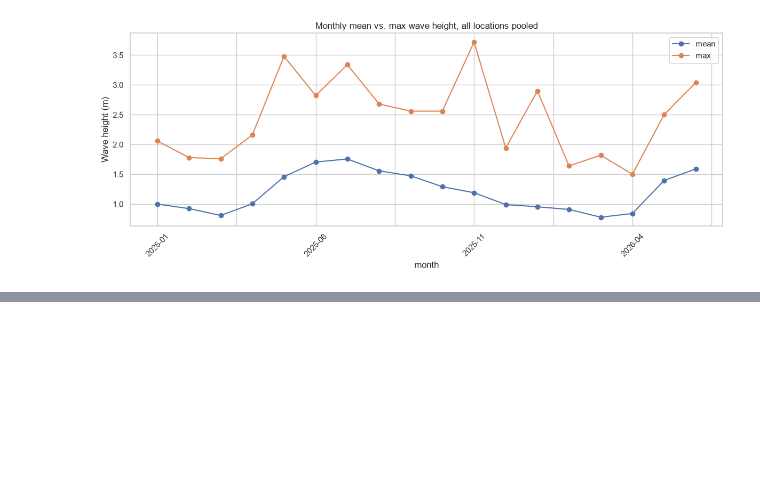
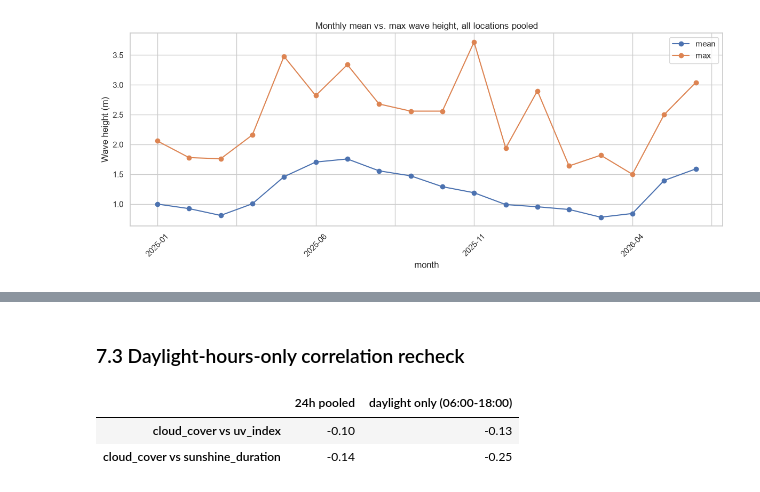
Before and after one commit to Dilmith-Anusara/CoastalPulse, a Jupyter notebook: Validation_Scripts/eda_weather_indicators.ipynb, the cells around one changed output, grey strips where cells are left out. Cells and saved outputs as stored; diff of their text form; code cells hidden in the pictures; blank space fills up the shorter version.

```diff
--- a/Validation_Scripts/eda_weather_indicators.ipynb
+++ b/Validation_Scripts/eda_weather_indicators.ipynb
@@ -244,0 +326,14 @@ plt.show()
+# %% [markdown]
+### 7.3 Daylight-hours-only correlation recheck
+# %%
+daylight = df[(df["hour"] >= 6) & (df["hour"] < 18)]
+
+comparison = pd.DataFrame({
+    "24h pooled": [df["cloud_cover"].corr(df["uv_index"]), df["cloud_cover"].corr(df["sunshine_duration"])],
+    "daylight only (06:00-18:00)": [daylight["cloud_cover"].corr(daylight["uv_index"]), daylight["cloud_cover"].corr(daylight["sunshine_duration"])],
+}, index=["cloud_cover vs uv_index", "cloud_cover vs sunshine_duration"])
+comparison.round(2)
+# %% [output]
+|  | 24h pooled | daylight only (06:00-18:00) |
+| cloud_cover vs uv_index | -0.10 | -0.13 |
+| cloud_cover vs sunshine_duration | -0.14 | -0.25 |
```
Also changed, not shown: parts of 12 cells of this notebook, 7 other files.
